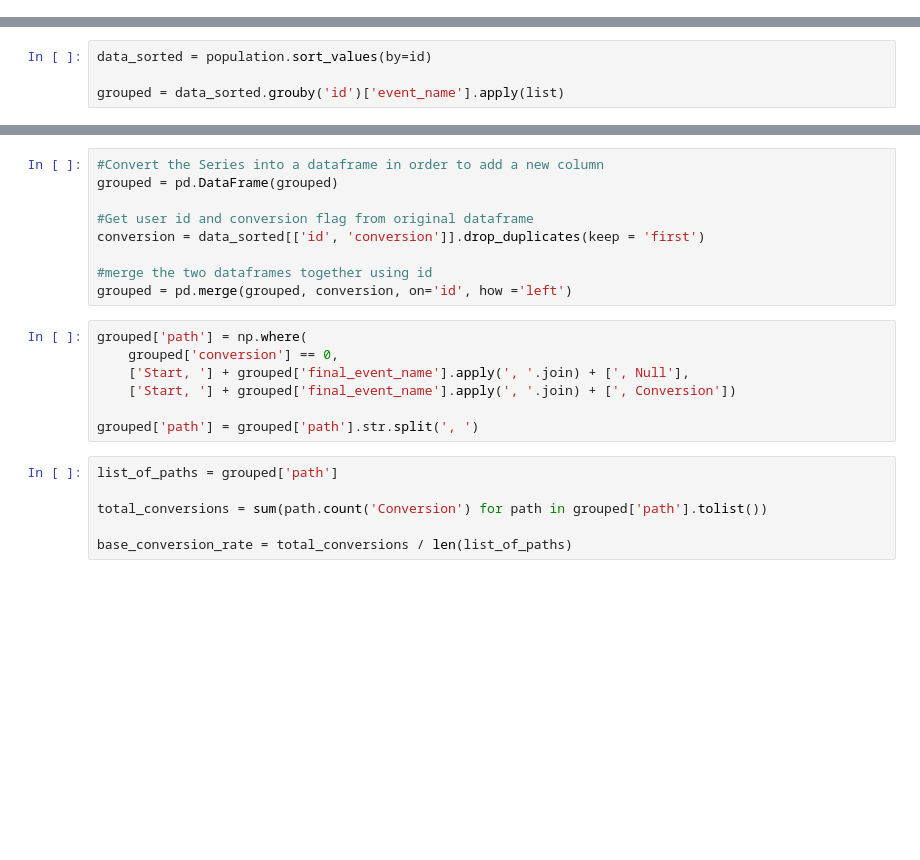
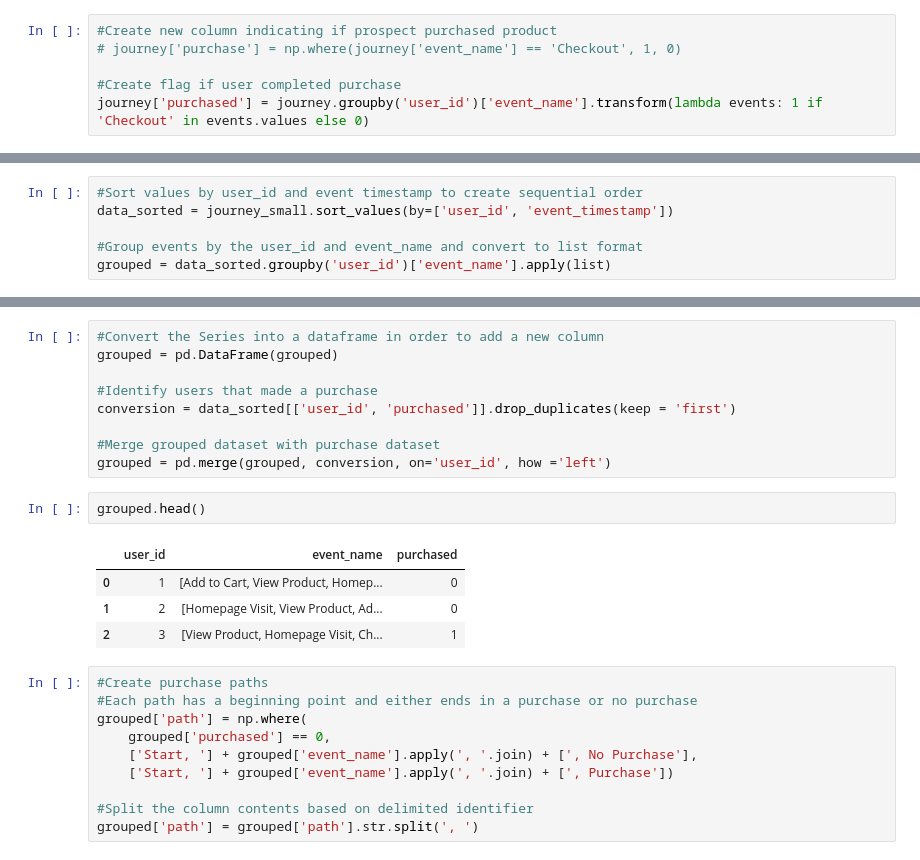
Before and after one commit to valenciachelsea/markov_chain, a Jupyter notebook: portfolio_markov.ipynb, the cells around one changed output, grey strips where cells are left out. Drawn from its saved outputs; the diff is of its cells as text; blank space fills up the shorter version.

```diff
--- a/portfolio_markov.ipynb
+++ b/portfolio_markov.ipynb
@@ -14,0 +10,6 @@ from collections import defaultdict
+# %%
+#Create new column indicating if prospect purchased product
+# journey['purchase'] = np.where(journey['event_name'] == 'Checkout', 1, 0)
+
+#Create flag if user completed purchase
+journey['purchased'] = journey.groupby('user_id')['event_name'].transform(lambda events: 1 if 'Checkout' in events.values else 0)
@@ -15,4 +19,6 @@ from collections import defaultdict
 # %%
-data_sorted = population.sort_values(by=id)
+#Sort values by user_id and event timestamp to create sequential order
+data_sorted = journey_small.sort_values(by=['user_id', 'event_timestamp'])
 
-grouped = data_sorted.grouby('id')['event_name'].apply(list)
+#Group events by the user_id and event_name and convert to list format
+grouped = data_sorted.groupby('user_id')['event_name'].apply(list)
@@ -20,21 +35,25 @@ grouped = data_sorted.grouby('id')['event_name'].apply(list)
 #Convert the Series into a dataframe in order to add a new column
 grouped = pd.DataFrame(grouped)
 
-#Get user id and conversion flag from original dataframe
-conversion = data_sorted[['id', 'conversion']].drop_duplicates(keep = 'first')
+#Identify users that made a purchase
+conversion = data_sorted[['user_id', 'purchased']].drop_duplicates(keep = 'first')
 
-#merge the two dataframes together using id
-grouped = pd.merge(grouped, conversion, on='id', how ='left')
+#Merge grouped dataset with purchase dataset
+grouped = pd.merge(grouped, conversion, on='user_id', how ='left')
+# %%
+grouped.head()
+# %% [output]
+|  | user_id | event_name | purchased |
+| 0 | 1 | [Add to Cart, View Product, Homep... | 0 |
+| 1 | 2 | [Homepage Visit, View Product, Ad... | 0 |
+| 2 | 3 | [View Product, Homepage Visit, Ch... | 1 |
 # %%
+#Create purchase paths
+#Each path has a beginning point and either ends in a purchase or no purchase
 grouped['path'] = np.where(
-    grouped['conversion'] == 0,
-    ['Start, '] + grouped['final_event_name'].apply(', '.join) + [', Null'],
-    ['Start, '] + grouped['final_event_name'].apply(', '.join) + [', Conversion'])
+    grouped['purchased'] == 0,
+    ['Start, '] + grouped['event_name'].apply(', '.join) + [', No Purchase'],
+    ['Start, '] + grouped['event_name'].apply(', '.join) + [', Purchase'])
 
+#Split the column contents based on delimited identifier
 grouped['path'] = grouped['path'].str.split(', ')
-# %%
-list_of_paths = grouped['path']
-
-total_conversions = sum(path.count('Conversion') for path in grouped['path'].tolist())
-
-base_conversion_rate = total_conversions / len(list_of_paths)
```
Also changed, not shown: parts of 18 cells of this notebook.
